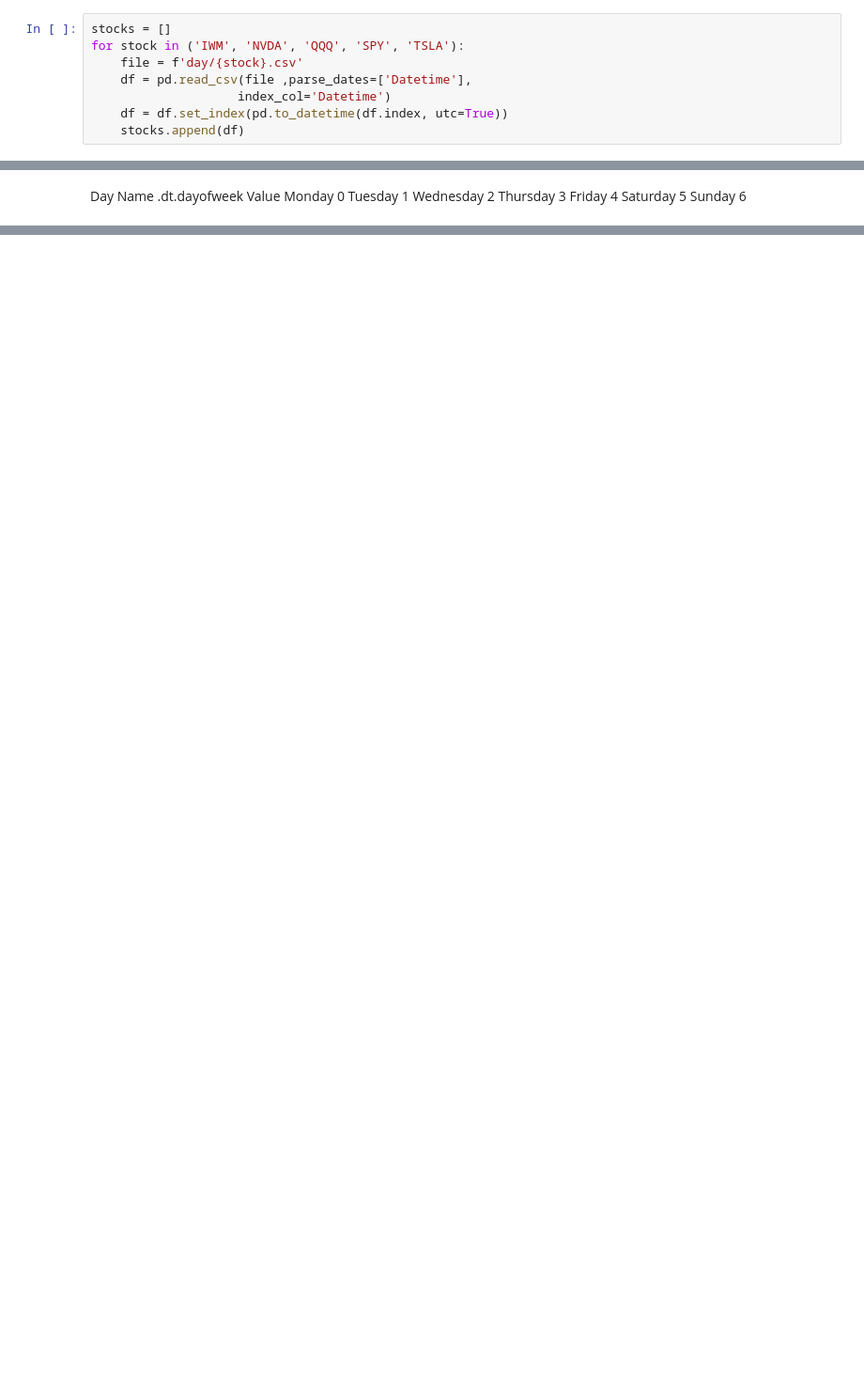
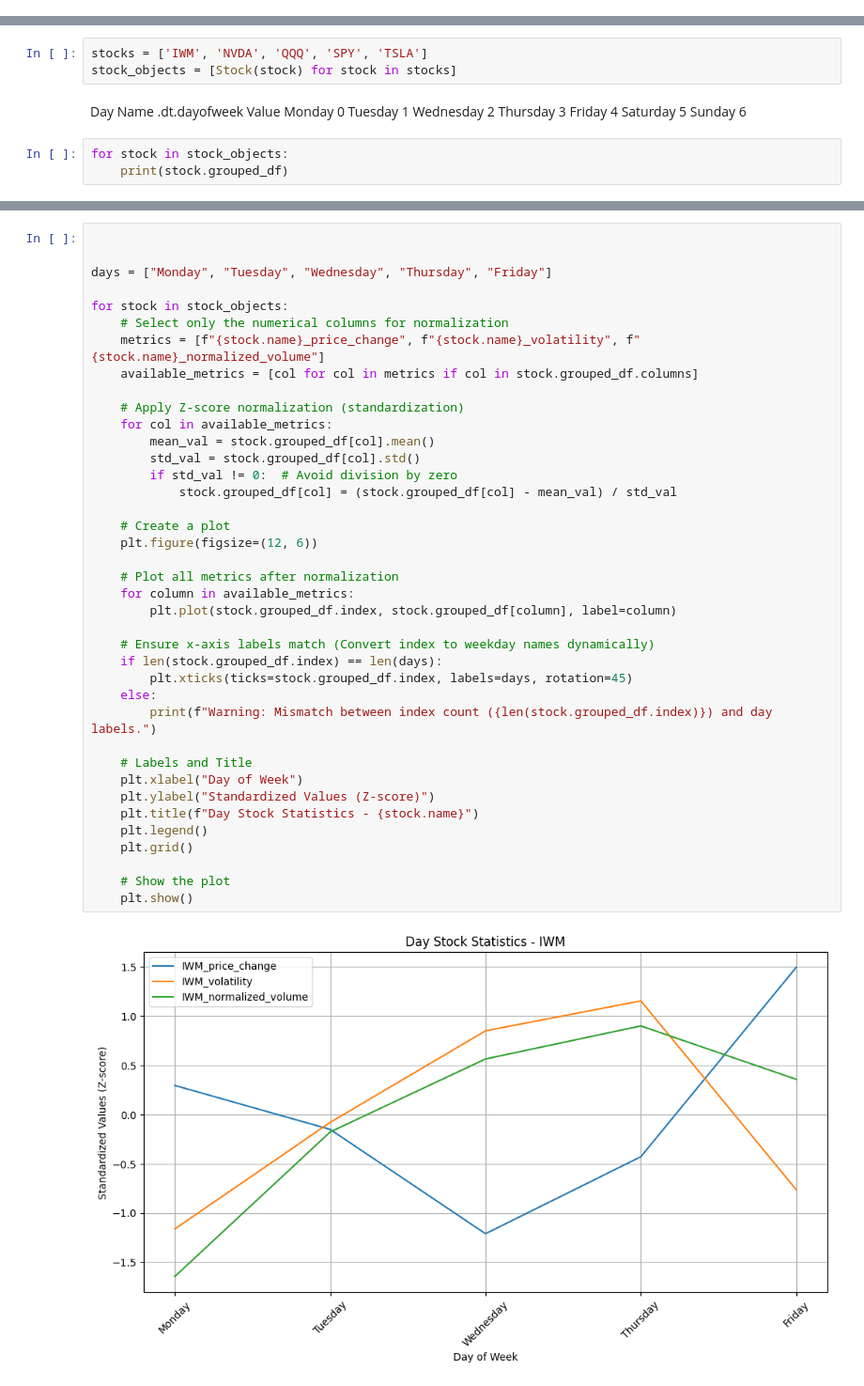
Before and after one commit to sh20022002/probability_of_change, a Jupyter notebook: dayOfWeek.ipynb, the cells around one changed output, grey strips where cells are left out. Shown: that part at 94% size. Saved outputs shown, nothing was run; the diff lists cells and outputs as text; blank space fills up the shorter version.

Commit message:
day of week and interday satistics no need of edatig or debuging

```diff
--- a/dayOfWeek.ipynb
+++ b/dayOfWeek.ipynb
@@ -7,8 +4,0 @@ import matplotlib.pyplot as plt
-# %%
-stocks = []
-for stock in ('IWM', 'NVDA', 'QQQ', 'SPY', 'TSLA'):
-    file = f'day/{stock}.csv'
-    df = pd.read_csv(file ,parse_dates=['Datetime'],
-                    index_col='Datetime')
-    df = df.set_index(pd.to_datetime(df.index, utc=True))
-    stocks.append(df)
@@ -52,3 +50,6 @@ for column in columns_to_plot:
+# %%
+stocks = ['IWM', 'NVDA', 'QQQ', 'SPY', 'TSLA']
+stock_objects = [Stock(stock) for stock in stocks]
 # %% [markdown]
 
 Day Name	.dt.dayofweek Value
@@ -59,3 +60,6 @@ Thursday	3
 Friday	4
 Saturday	5
 Sunday	6
+# %%
+for stock in stock_objects:
+    print(stock.grouped_df)
@@ -61,0 +84,41 @@ Sunday	6
+# %%
+
+
+days = ["Monday", "Tuesday", "Wednesday", "Thursday", "Friday"]
+
+for stock in stock_objects:
+    # Select only the numerical columns for normalization
+    metrics = [f"{stock.name}_price_change", f"{stock.name}_volatility", f"{stock.name}_normalized_volume"]
+    available_metrics = [col for col in metrics if col in stock.grouped_df.columns]
+
+    # Apply Z-score normalization (standardization)
+    for col in available_metrics:
+        mean_val = stock.grouped_df[col].mean()
+        std_val = stock.grouped_df[col].std()
+        if std_val != 0:  # Avoid division by zero
+            stock.grouped_df[col] = (stock.grouped_df[col] - mean_val) / std_val
+
+    # Create a plot
+    plt.figure(figsize=(12, 6))
+
+    # Plot all metrics after normalization
+    for column in available_metrics:
+        plt.plot(stock.grouped_df.index, stock.grouped_df[column], label=column)
+
+    # Ensure x-axis labels match (Convert index to weekday names dynamically)
+    if len(stock.grouped_df.index) == len(days):
+        plt.xticks(ticks=stock.grouped_df.index, labels=days, rotation=45)
+    else:
+        print(f"Warning: Mismatch between index count ({len(stock.grouped_df.index)}) and day labels.")
+
+    # Labels and Title
+    plt.xlabel("Day of Week")
+    plt.ylabel("Standardized Values (Z-score)")
+    plt.title(f"Day Stock Statistics - {stock.name}")
+    plt.legend()
+    plt.grid()
+
+    # Show the plot
+    plt.show()
+# %% [output]
+[figure, added]
```
Also changed, not shown: parts of 6 cells of this notebook, 1 other file.
